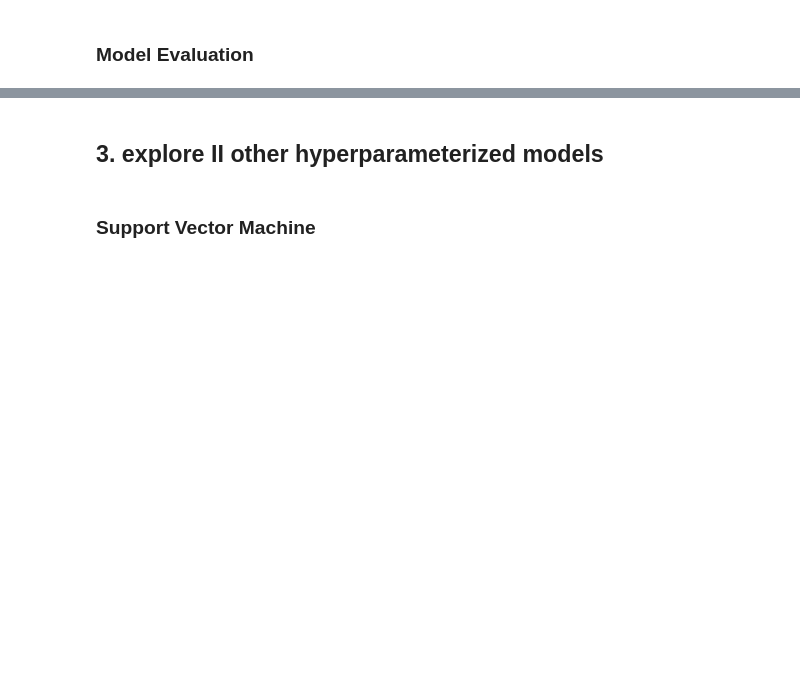
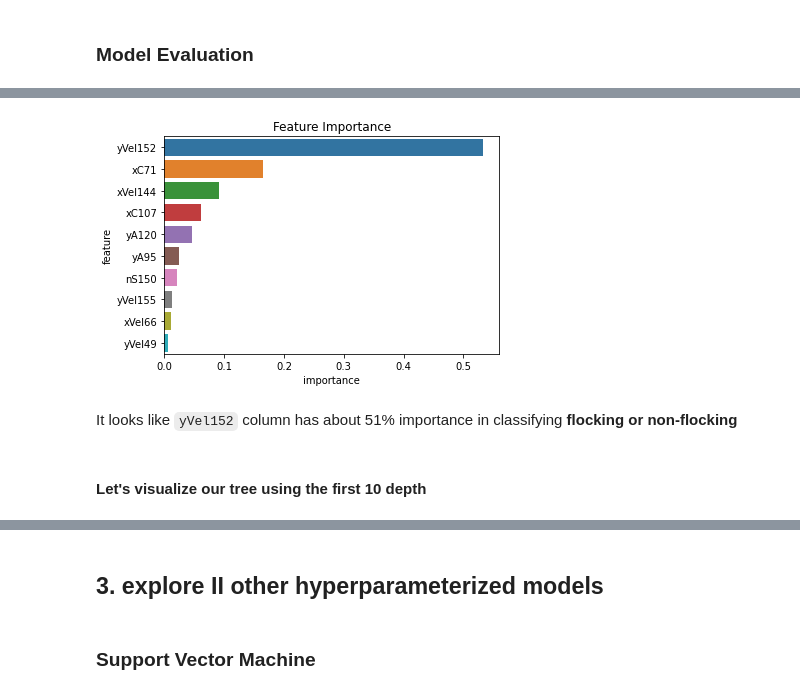
Before and after one commit to okoliechykwuka/Bytework-assessment, a Jupyter notebook: Swarm Behaviour Research Case Study.ipynb, the cells around one changed output, grey strips where cells are left out. Drawn from its saved outputs; the diff is of its cells as text; code cells hidden in the pictures; blank space fills up the shorter version.

Commit message:
changed Logistic model to Decision tree in Swarm Behaviour Research Case Study.ipynb

```diff
--- a/Swarm Behaviour Research Case Study.ipynb
+++ b/Swarm Behaviour Research Case Study.ipynb
@@ -151,4 +177,4 @@ y = train_df['Class']
 X = train_df.drop('Class', axis=1)
 # %%
 # creating validating and training set
-X_train,X_validate,Y_train,Y_validate = train_test_split(X,y,test_size=0.2,  random_state=1)
+X_train, X_val, Y_train, Y_val = train_test_split(X,y,test_size=0.2,  random_state=1)
@@ -159,4 +192,0 @@ X_train,X_validate,Y_train,Y_validate = train_test_split(X,y,test_size=0.2,  ran
-# %%
-# train scikit learn model
-clf = LogisticRegression()
-clf.fit(X_train,Y_train)
@@ -168,0 +199,3 @@ LogisticRegression(C=1.0, class_weight=None, dual=False, fit_intercept=True,
+# %%
+model = DecisionTreeClassifier(max_depth=17, random_state=42)
+model.fit(X_train, Y_train)
@@ -174,0 +233,5 @@ Logistic model Accuracy:  0.9972245351096308
+# %%
+importance_df = pd.DataFrame({
+    'feature': X_train.columns,
+    'importance': model.feature_importances_
+}).sort_values('importance', ascending=False)
@@ -174,0 +247,9 @@ Logistic model Accuracy:  0.9972245351096308
+# %%
+plt.title('Feature Importance')
+sns.barplot(data=importance_df.head(10), x='importance', y='feature');
+# %% [output]
+[figure, added]
+# %% [markdown]
+It looks like `yVel152` column has about 51% importance in classifying **flocking or non-flocking**
+# %% [markdown]
+#### Let's visualize our tree using the first 10 depth
```
Also changed, not shown: parts of 45 cells of this notebook, 1 other file.
